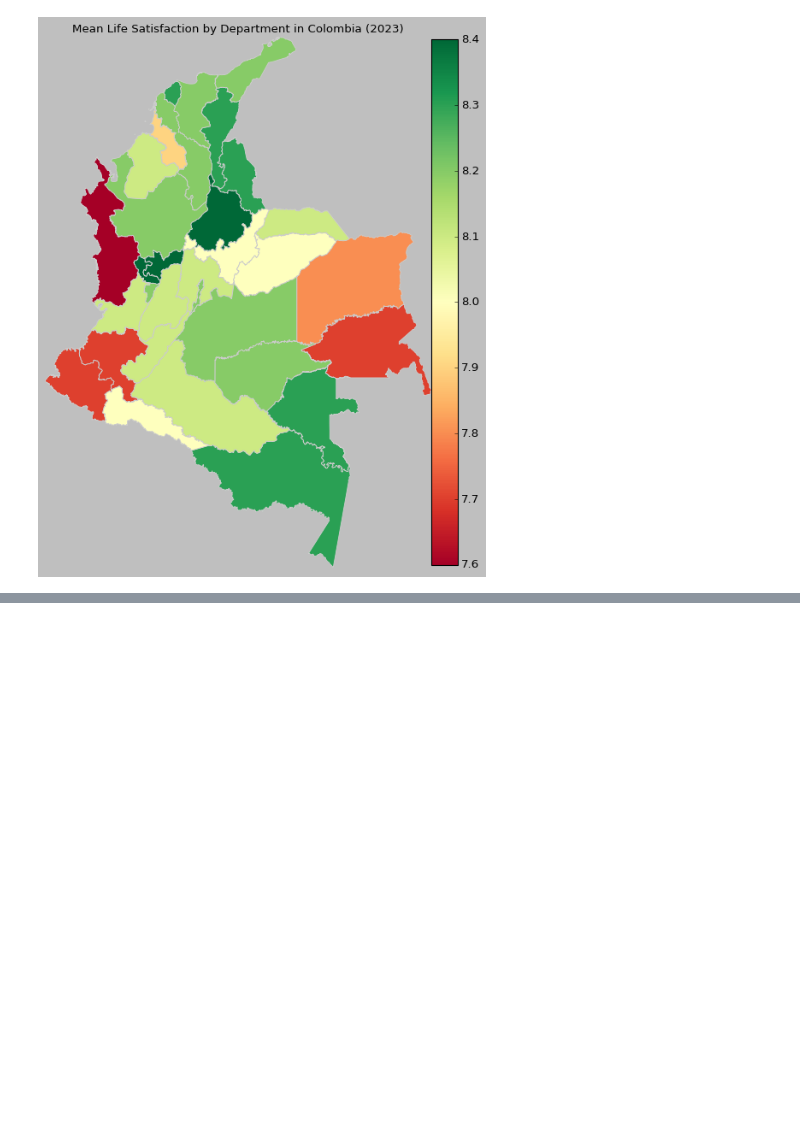
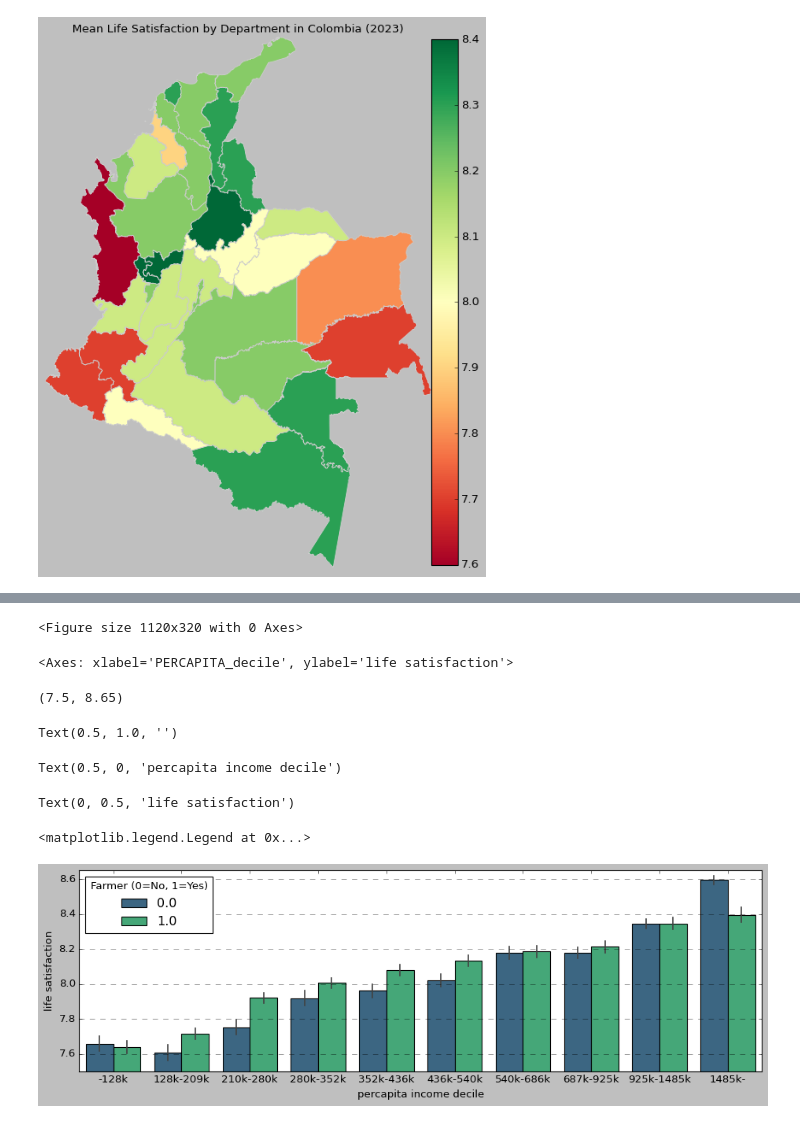
Before and after one commit to theaok/linaColMex, a Jupyter notebook: linaColMex.ipynb, the cells around one changed output, grey strips where cells are left out. Saved outputs shown, nothing was run; the diff lists cells and outputs as text; code cells hidden in the pictures; blank space fills up the shorter version.

```diff
--- a/linaColMex.ipynb
+++ b/linaColMex.ipynb
@@ -2280,0 +2734,31 @@ sns.rugplot(merged_gdf["mean_life_satisfaction"], height=0.15, color="red", ax=a
+# %%
+col_temp = col.dropna(subset=['PERCAPITA', 'life satisfaction', 'farmer']).copy()
+col_temp['PERCAPITA_decile'] = pd.qcut(col_temp['PERCAPITA'], 10, labels=[
+  '-128k',
+ '128k-209k',
+ '210k-280k',
+ '280k-352k',
+ '352k-436k',
+ '436k-540k',
+ '540k-686k',
+ '687k-925k',
+ '925k-1485k',
+ '1485k-'], duplicates='drop')
+plt.figure(figsize=(14, 4))
+sns.barplot(data=col_temp, x='PERCAPITA_decile', y='life satisfaction', hue='farmer', errorbar=('ci', 95), palette='viridis')
+plt.ylim(7.5, 8.65)
+plt.title('') #Life Satisfaction by percapita income decile 95% CI
+plt.xlabel('percapita income decile')
+plt.ylabel('life satisfaction')
+plt.grid(axis='y', linestyle='--', alpha=0.7)
+plt.legend(title='Farmer (0=No, 1=Yes)', loc='upper left')
+plt.show()
+# %% [output]
+<Figure size 1120x320 with 0 Axes>
+<Axes: xlabel='PERCAPITA_decile', ylabel='life satisfaction'>
+(7.5, 8.65)
+Text(0.5, 1.0, '')
+Text(0.5, 0, 'percapita income decile')
+Text(0, 0.5, 'life satisfaction')
+<matplotlib.legend.Legend at 0x...>
+[figure, added]
```
Also changed, not shown: parts of 21 cells of this notebook.
